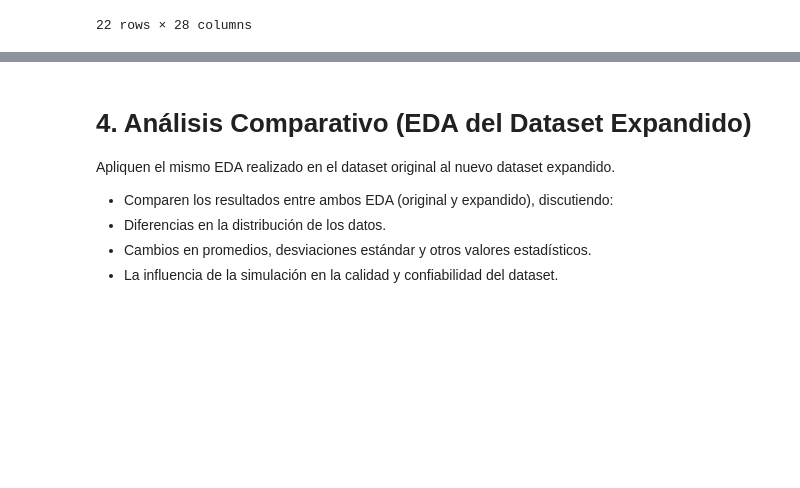
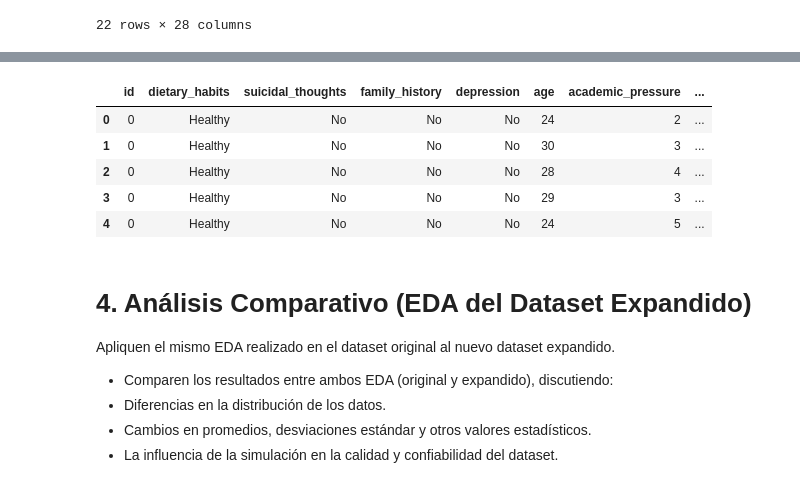
Before and after one commit to angel-513/IS910-Project1-DataframeAnalysis, a Jupyter notebook: Depression.ipynb, the cells around one changed output, grey strips where cells are left out. Cells and saved outputs as stored; diff of their text form; code cells hidden in the pictures; blank space fills up the shorter version.

```diff
--- a/Depression.ipynb
+++ b/Depression.ipynb
@@ -388,3 +396,17 @@ dfextended
+# %%
+final[['age','academic_pressure','study_satisfaction','financial_stress']] = final[['age','academic_pressure','study_satisfaction','financial_stress']].round(0).astype(int)
+
+
+final = final.drop('individual', axis=1)
+
+final.head(5)
+# %% [output]
+|  | id | dietary_habits | suicidal_thoughts | family_history | depression | age | academic_pressure | ... |
+| 0 | 0 | Healthy | No | No | No | 24 | 2 | ... |
+| 1 | 0 | Healthy | No | No | No | 30 | 3 | ... |
+| 2 | 0 | Healthy | No | No | No | 28 | 4 | ... |
+| 3 | 0 | Healthy | No | No | No | 29 | 3 | ... |
+| 4 | 0 | Healthy | No | No | No | 24 | 5 | ... |
 # %% [markdown]
 # 4. Análisis Comparativo (EDA del Dataset Expandido)
 Apliquen el mismo EDA realizado en el dataset original al nuevo dataset
```
Also changed, not shown: parts of 17 cells of this notebook.
